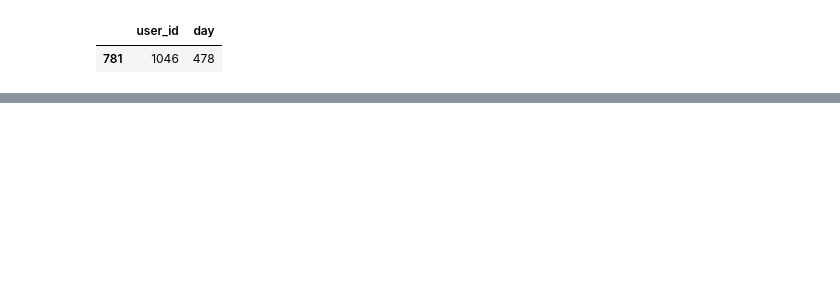
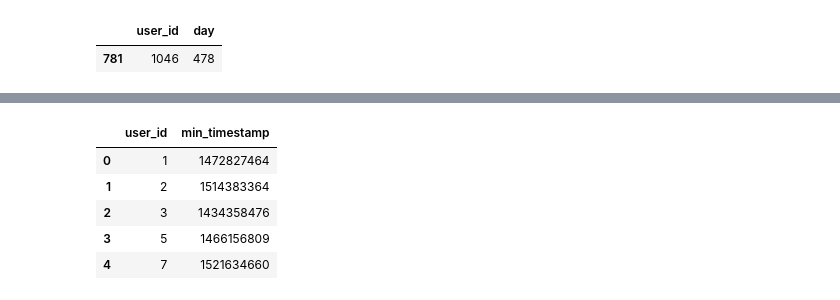
Before and after one commit to vavilovnv/Data-analysis, a Jupyter notebook: Intro to DS and ML/ML Contest.ipynb, the cells around one changed output, grey strips where cells are left out. Cells and saved outputs as stored; diff of their text form; code cells hidden in the pictures; blank space fills up the shorter version.

```diff
--- a/Intro to DS and ML/ML Contest.ipynb
+++ b/Intro to DS and ML/ML Contest.ipynb
@@ -351,0 +386,14 @@ True
+# %%
+# рассчитаем минимальные timestamp посетителей курса
+
+user_min_time = (event_data.groupby('user_id', as_index=False)
+                             .agg({'timestamp': 'min'})
+                             .rename({'timestamp': 'min_timestamp'}, axis=1))
+user_min_time.head()
+# %% [output]
+|  | user_id | min_timestamp |
+| 0 | 1 | 1472827464 |
+| 1 | 2 | 1514383364 |
+| 2 | 3 | 1434358476 |
+| 3 | 5 | 1466156809 |
+| 4 | 7 | 1521634660 |
```
Also changed, not shown: parts of 12 cells of this notebook, 1 other file.
